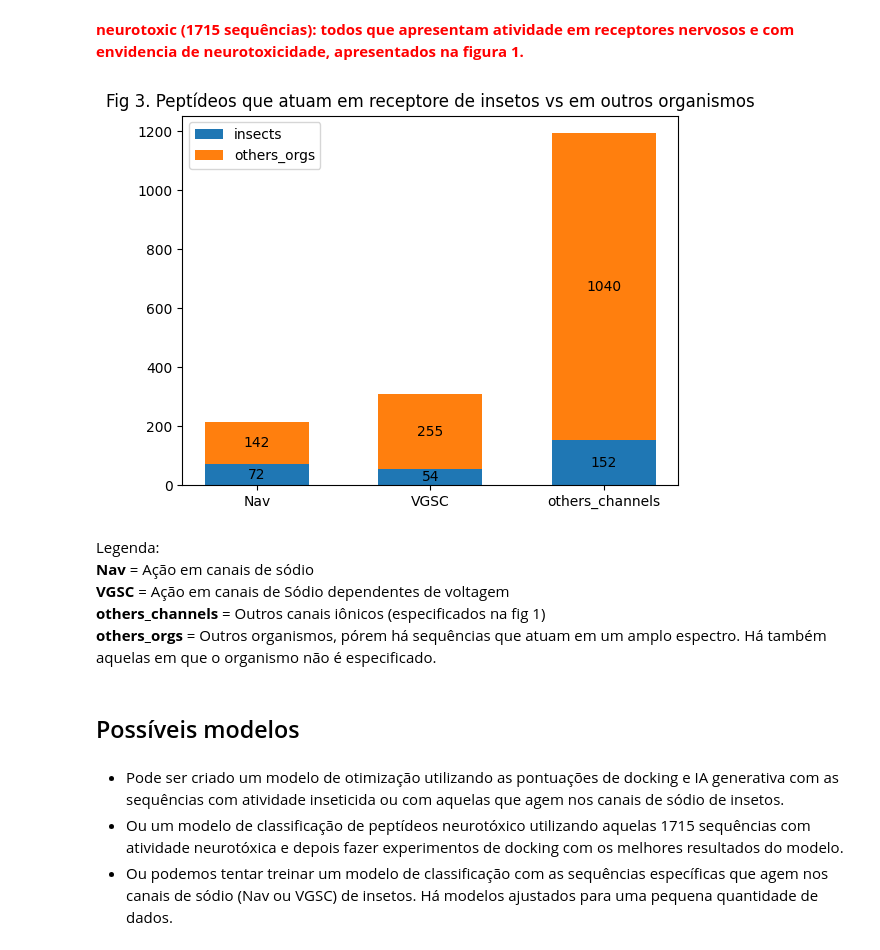
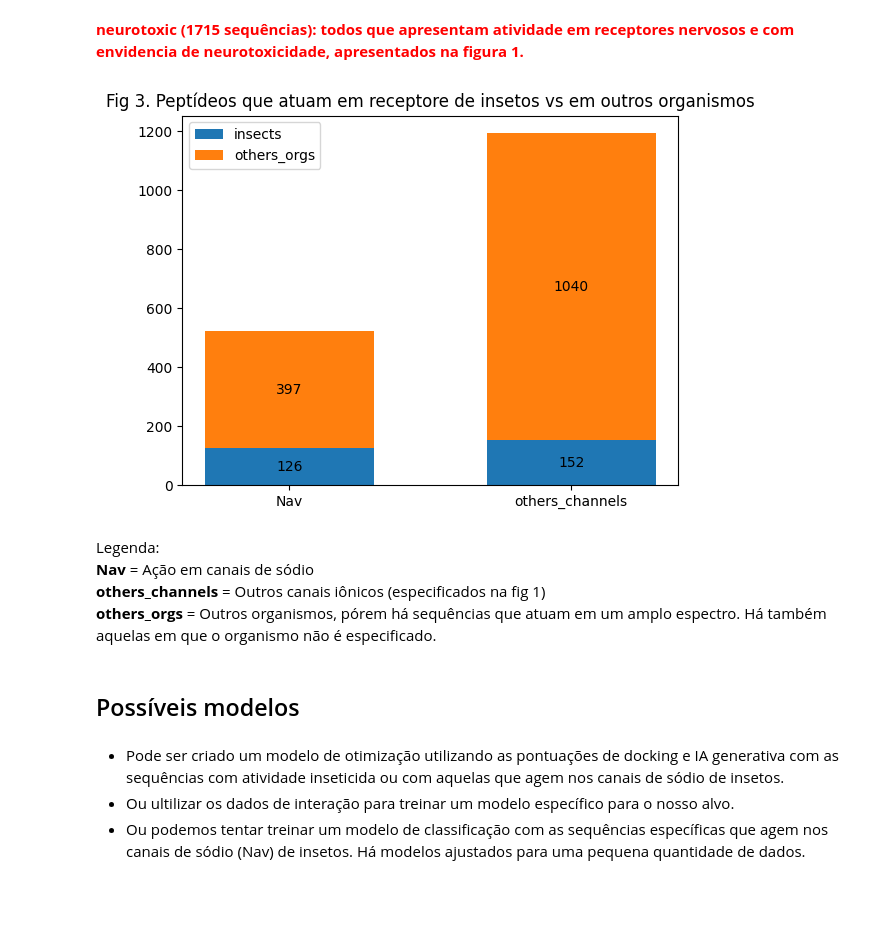
Before and after one commit to JailanSousa/pep_dataset, a Jupyter notebook: dataset_analysis.ipynb, the cells around one changed output. Drawn from its saved outputs; the diff is of its cells as text; code cells hidden in the pictures; blank space fills up the shorter version.

```diff
--- a/dataset_analysis.ipynb
+++ b/dataset_analysis.ipynb
@@ -40,7 +40,7 @@ Colunas:
  'Function [CC]',
  'ShortFunction']
 # %%
-terms = ['Nav', 'VGSC', 'Cav', 'Kav', 'HCN', 'insecticidal',
+terms = ['Nav', 'Cav', 'Kav', 'HCN', 'insecticidal',
          'Paralytic', 'neurotoxic', 'KCav', 'nAChR', 'AChE',
          'ion channel', 'CHRM', 'HCN']
 
@@ -76,7 +75,7 @@ Legenda:<br />
 # %% [markdown]
 <font color="red">Apesar de temos uma boa quantidade de sequências que atuam em canais de sódio (Nav + VGSC), nem todas atuam em insetos, como mostra a figura 3.</font>
 # %%
-terms = ['Nav', 'VGSC', 'Cav', 'Kav', 'HCN',
+terms = ['Nav', 'Cav', 'Kav', 'HCN',
          'Paralytic', 'neurotoxic', 'KCav', 'nAChR', 'AChE',
          'ion channel', 'CHRM', 'HCN']
 
@@ -133,58 +134,53 @@ for i in neurotoxset.ShortFunction:
 def channel(sets):
 
     nav = 0
-    vgsc = 0
     others = 0
 
     for i in sets:
         if 'Nav' in i and 'VGSC' not in i:
             nav += 1
-        elif 'VGSC' in i:
-            vgsc += 1
         else:
             others += 1
 
     channels = {
         'Nav': nav,
-        'VGSC': vgsc,
         'others_channels': others
         }
     return channels
 # %%
 insect_channels = channel(insect)
 others_org_channels = channel(others)
 
-channels = ['Nav','VGSC', 'others_channels']
+channels = ['Nav', 'others_channels']
 organism = {'insects': list(insect_channels.values()),
             'others_orgs': list(others_org_channels.values())
            }
 
 width = 0.6
 
 fig, ax = plt.subplots()
-bottom = np.zeros(3)
+bottom = np.zeros(2)
 
 for org, count in organism.items():
     p = ax.bar(channels, count, width, label=org, bottom=bottom)
     bottom += count
 
     ax.bar_label(p, label_type='center')
 
 ax.set_title('Fig 3. Peptídeos que atuam em receptore de insetos vs em outros organismos')
 ax.legend()
 
 plt.show()
 # %% [output]
-[figure, old version]
+[figure, new version]
 # %% [markdown]
 Legenda:<br />
 <b>Nav</b> = Ação em canais de sódio <br />
-<b>VGSC</b> = Ação em canais de Sódio dependentes de voltagem <br />
 <b>others_channels</b> = Outros canais iônicos (especificados na fig 1) <br />
 <b>others_orgs</b> = Outros organismos, pórem há sequências que atuam em um amplo espectro. Há também aquelas em que o organismo não é especificado.
 # %% [markdown]
 ## Possíveis modelos
 # %% [markdown]
 - Pode ser criado um modelo de otimização utilizando as pontuações de docking e IA generativa com as sequências com atividade inseticida ou com aquelas que agem nos canais de sódio de insetos.
-- Ou um modelo de classificação de peptídeos neurotóxico utilizando aquelas 1715 sequências com atividade neurotóxica e depois fazer experimentos de docking com os melhores resultados do modelo.
-- Ou podemos tentar treinar um modelo de classificação com as sequências específicas que agem nos canais de sódio (Nav ou VGSC) de insetos. Há modelos ajustados para uma pequena quantidade de dados.
+- Ou ultilizar os dados de interação para treinar um modelo específico para o nosso alvo.
+- Ou podemos tentar treinar um modelo de classificação com as sequências específicas que agem nos canais de sódio (Nav) de insetos. Há modelos ajustados para uma pequena quantidade de dados.
```
Also changed, not shown: parts of 4 cells of this notebook, 13 other files.
